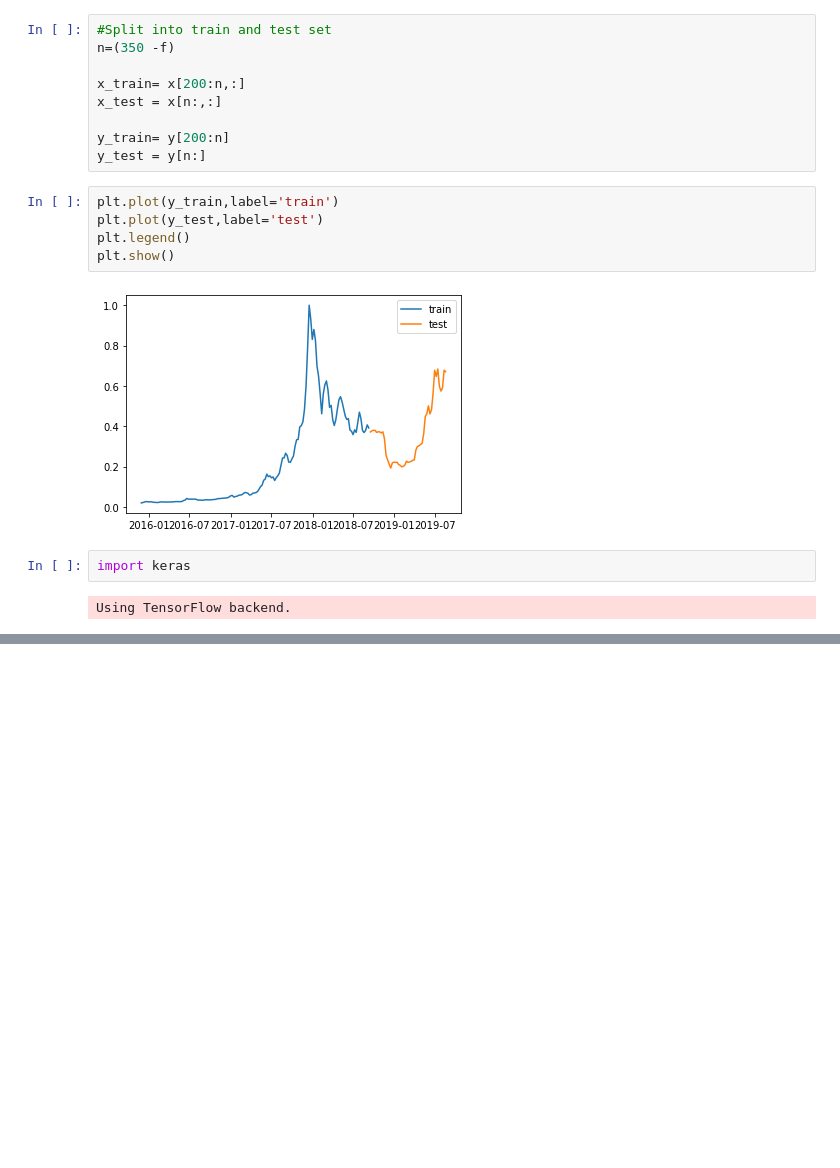
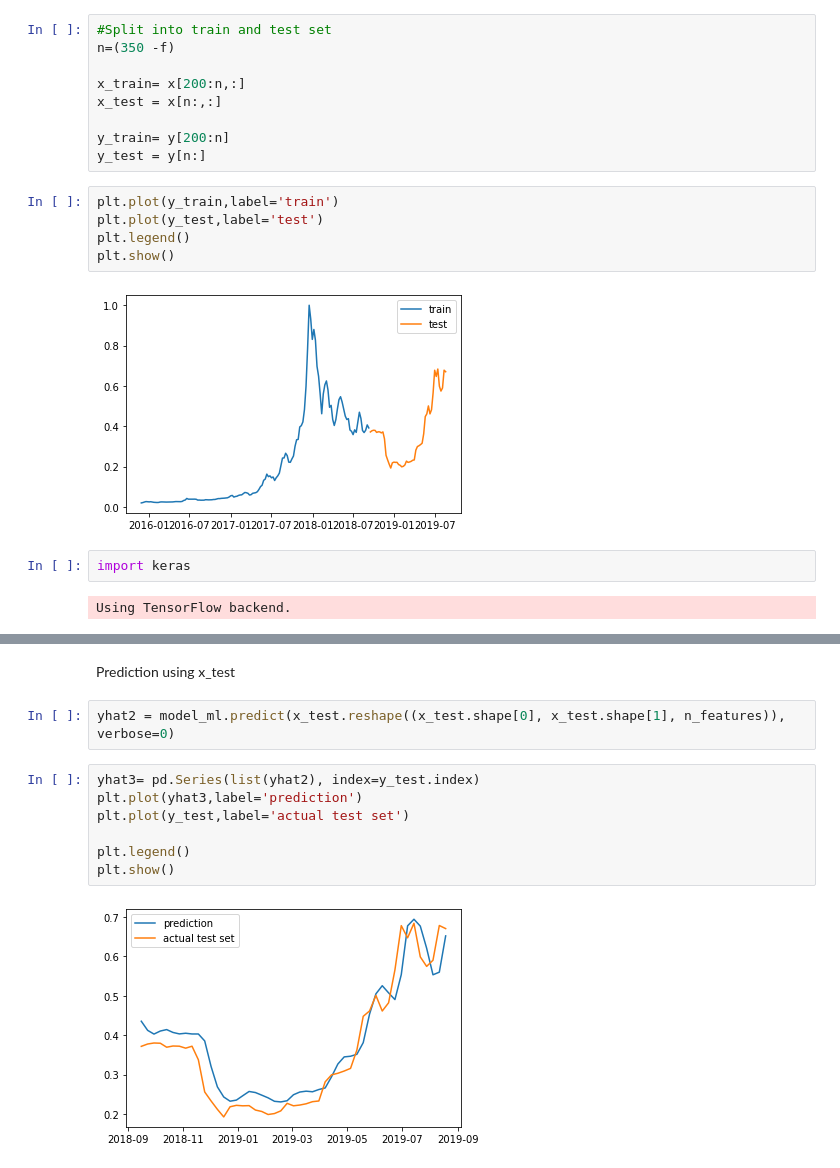
Before and after one commit to gwattal/Bitcoin_ARIMA_RNN, a Jupyter notebook: Bitcoin_ARIMA_ML.ipynb, the cells around one changed output, grey strips where cells are left out. Cells and saved outputs as stored; diff of their text form; blank space fills up the shorter version.

```diff
--- a/Bitcoin_ARIMA_ML.ipynb
+++ b/Bitcoin_ARIMA_ML.ipynb
@@ -479,2 +493,15 @@ model.fit(x_train, y_train, epochs=len(y_train), verbose=0)
 # %% [output]
 <keras.callbacks.callbacks.History at 0x...>
+# %% [markdown]
+Prediction using x_test
+# %%
+yhat2 = model_ml.predict(x_test.reshape((x_test.shape[0], x_test.shape[1], n_features)), verbose=0)
+# %%
+yhat3= pd.Series(list(yhat2), index=y_test.index)
+plt.plot(yhat3,label='prediction')
+plt.plot(y_test,label='actual test set')
+
+plt.legend()
+plt.show()
+# %% [output]
+[figure, added]
```
Also changed, not shown: parts of 28 cells of this notebook.
